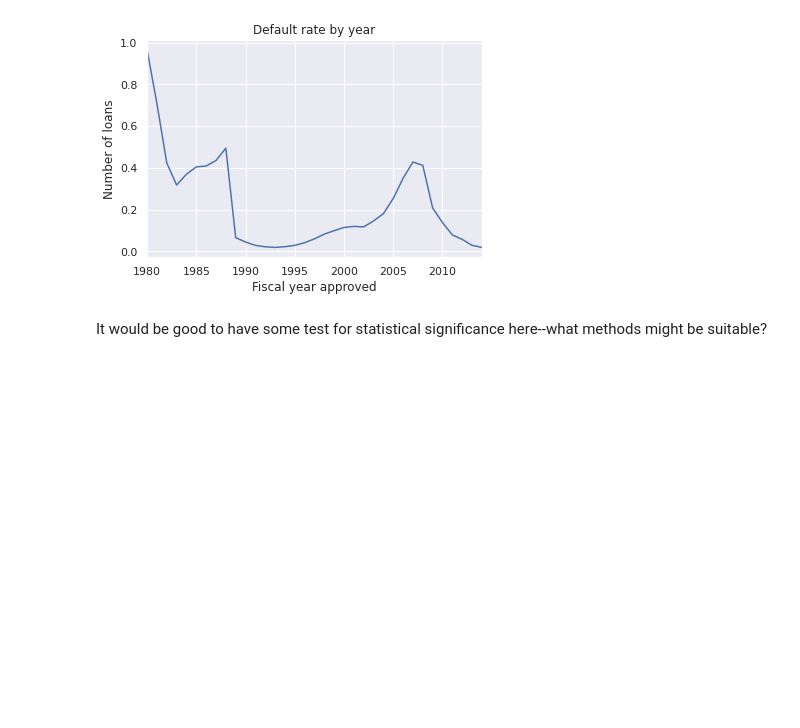
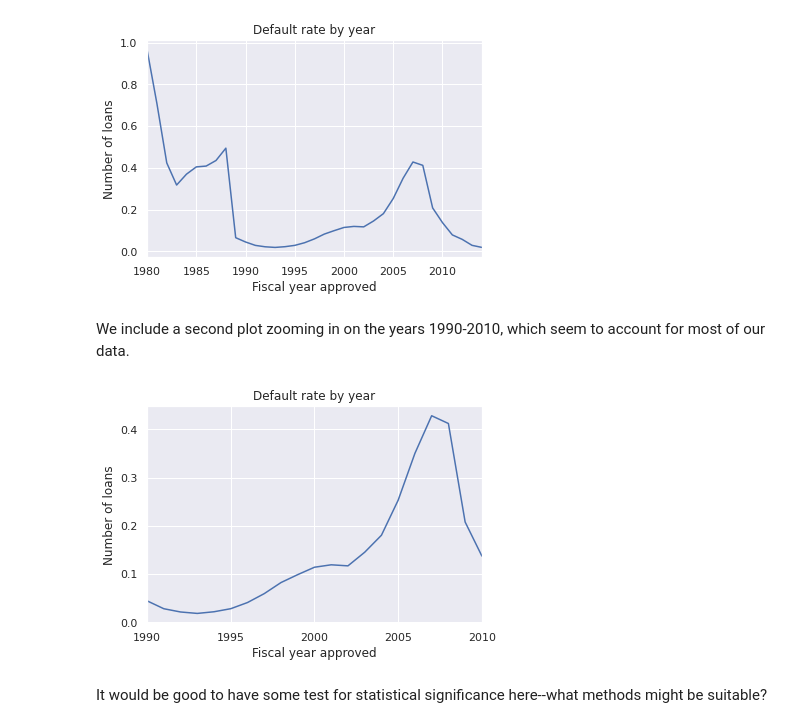
Before and after one commit to rkarpman/SpringboardCapstone2, a Jupyter notebook: Notebooks/4-capstone-EDA.ipynb, the cells around one changed output. Saved outputs shown, nothing was run; the diff lists cells and outputs as text; code cells hidden in the pictures; blank space fills up the shorter version.

Commit message:
Added 'zoomed in' plot of default rate by year

```diff
--- a/Notebooks/4-capstone-EDA.ipynb
+++ b/Notebooks/4-capstone-EDA.ipynb
@@ -479,6 +479,20 @@ plt.ylabel('Number of loans')
 plt.show()
 # %% [output]
 [figure]
+# %% [markdown]
+We include a second plot zooming in on the years 1990-2010, which seem to account for most of our data.
+# %%
+by_year = df.loc[(df['ApprovalFY'] >= pd.to_datetime('1990-01-01')) &
+                 (df['ApprovalFY'] <= pd.to_datetime('2010-01-01'))].groupby('ApprovalFY')['Default'].mean()
+## Plot default rates by year. We see that there is a large spike for loans approved in mid-80's,
+## and another large one for loans approved in the late 2000's.
+by_year.plot(ylabel = 'Proportion of loans defaulted')
+plt.title('Default rate by year')
+plt.xlabel('Fiscal year approved')
+plt.ylabel('Number of loans')
+plt.show()
+# %% [output]
+[figure, added]
 # %% [markdown]
 It would be good to have some test for statistical significance here--what methods might be suitable?
 # %% [markdown]
```
